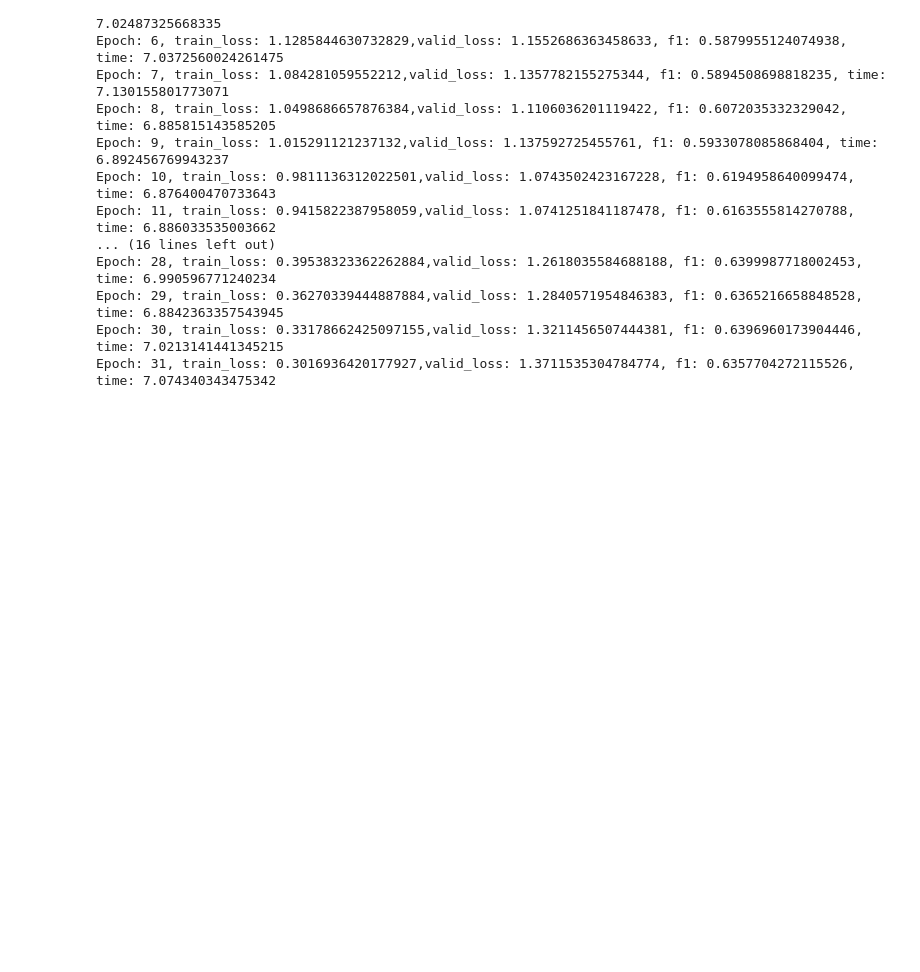
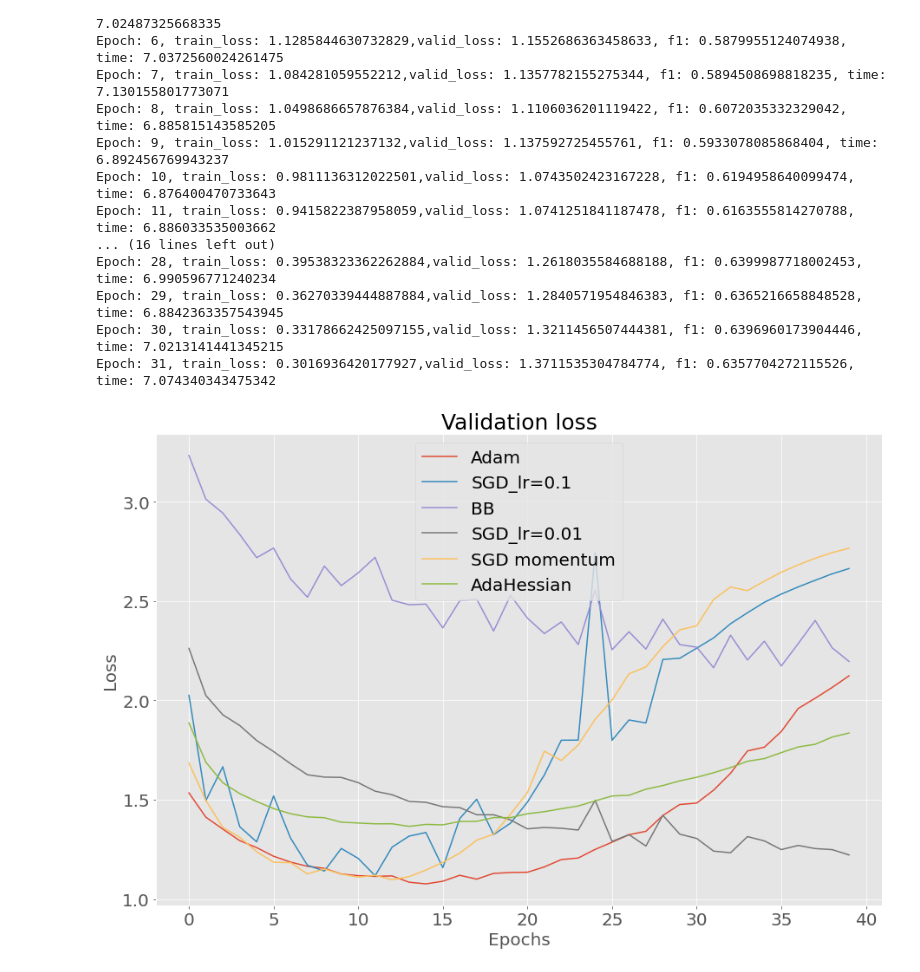
Before and after one commit to parshikovt/OptML-project, a Jupyter notebook: Experiments.ipynb, the cells around one changed output. Saved outputs shown, nothing was run; the diff lists cells and outputs as text; code cells hidden in the pictures; blank space fills up the shorter version.

Commit message:
Added final version of notebook, results

```diff
--- a/Experiments.ipynb
+++ b/Experiments.ipynb
@@ -47,6 +48,6 @@ def init_optim(optim, model):
     elif optim == 'AdaHessian':
         optimizer = AdaHessian(model.parameters(), lr = 1e-1)
     elif optim == 'BB':
-        optimizer = BB(model.parameters(), lr = 5e-3)
+        optimizer = BB(model.parameters(), lr = 1e-2)
     return optimizer
 # %%
@@ -77,3 +79,22 @@ Epoch: 28, train_loss: 0.39538323362262884,valid_loss: 1.2618035584688188, f1: 0
 Epoch: 29, train_loss: 0.36270339444887884,valid_loss: 1.2840571954846383, f1: 0.6365216658848528, time: 6.8842363357543945
 Epoch: 30, train_loss: 0.33178662425097155,valid_loss: 1.3211456507444381, f1: 0.6396960173904446, time: 7.0213141441345215
 Epoch: 31, train_loss: 0.3016936420177927,valid_loss: 1.3711535304784774, f1: 0.6357704272115526, time: 7.074340343475342
+# %%
+optims = ['Adam', 'SGD_lr=0.1', 'BB',
+          'SGD_lr=0.01', 'SGD momentum', 'AdaHessian']
+
+plt.figure(figsize=(15,10))
+plt.style.use('ggplot')
+for optim in optims:
+    res = torch.load(f'results/{optim}_results')
+    plt.plot(res['valid'], label = optim)
+#     plt.tytle('Train loss', fontsize=20)
+plt.xlabel('Epochs', fontsize=20)
+plt.ylabel('Loss', fontsize=20)
+plt.xticks(fontsize=20)
+plt.yticks(fontsize=20)
+plt.legend(fontsize=20)
+plt.title('Validation loss', fontsize=25)
+plt.show()
+# %% [output]
+[figure, added]
```
Also changed, not shown: parts of 4 cells of this notebook, 9 other files.
